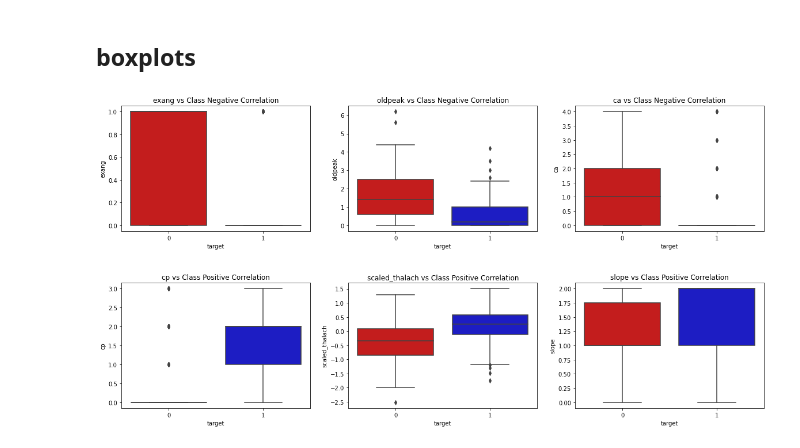
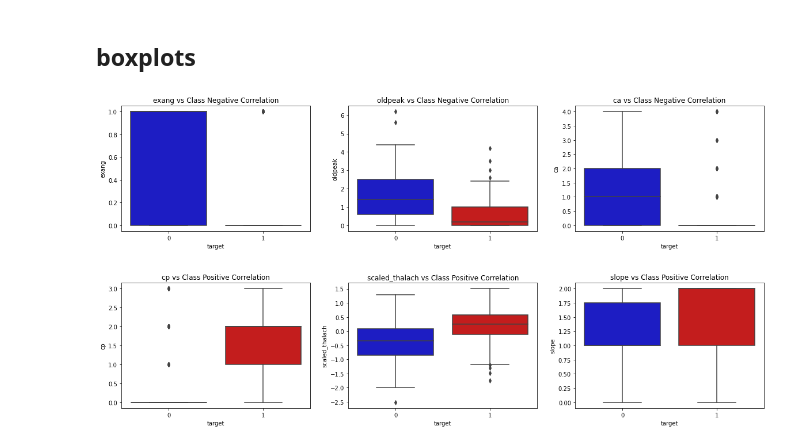
Before and after one commit to chirlgava/Heart_disease, a Jupyter notebook: Heart_data_analysis.ipynb, the cells around one changed output. Drawn from its saved outputs; the diff is of its cells as text; code cells hidden in the pictures.

```diff
--- a/Heart_data_analysis.ipynb
+++ b/Heart_data_analysis.ipynb
@@ -151,19 +159,20 @@ plt.show()
 # %%
 negative_correlations=['exang','oldpeak','ca']
 f, axes = plt.subplots(ncols=len(negative_correlations), figsize=(20,4))
 cont=0
+colors = ["#0101DF", "#DF0101"]
 # Negative Correlations with our Class (The lower our feature value the more likely it will be a fraud transaction)
 for correlation in negative_correlations:
     sns.boxplot(x="target", y=correlation, data=df, palette=colors, ax=axes[cont])
     text=correlation+' vs Class Negative Correlation'
     axes[cont].set_title(text)
     cont=cont+1
 
 
 
 plt.show()
 # %% [output]
-[figure, old version]
+[figure, new version]
 # %%
 positive_correlations=['cp','scaled_thalach','slope']
 f, axes = plt.subplots(ncols=len(positive_correlations), figsize=(20,4))
@@ -179,4 +188,4 @@ for correlation in positive_correlations:
 
 plt.show()
 # %% [output]
-[figure, old version]
+[figure, new version]
```
Also changed, not shown: parts of 8 cells of this notebook, 3 other files.
